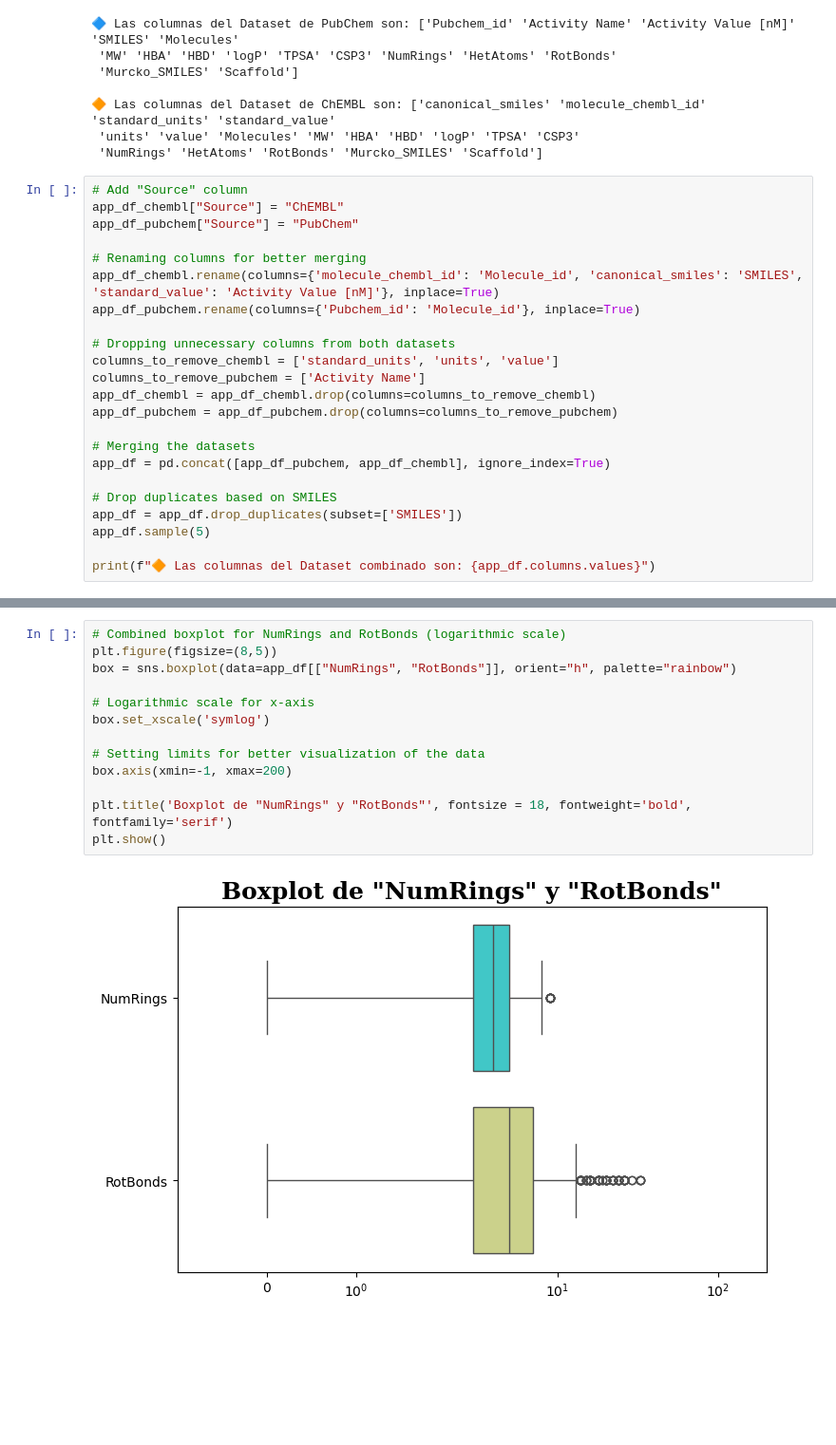
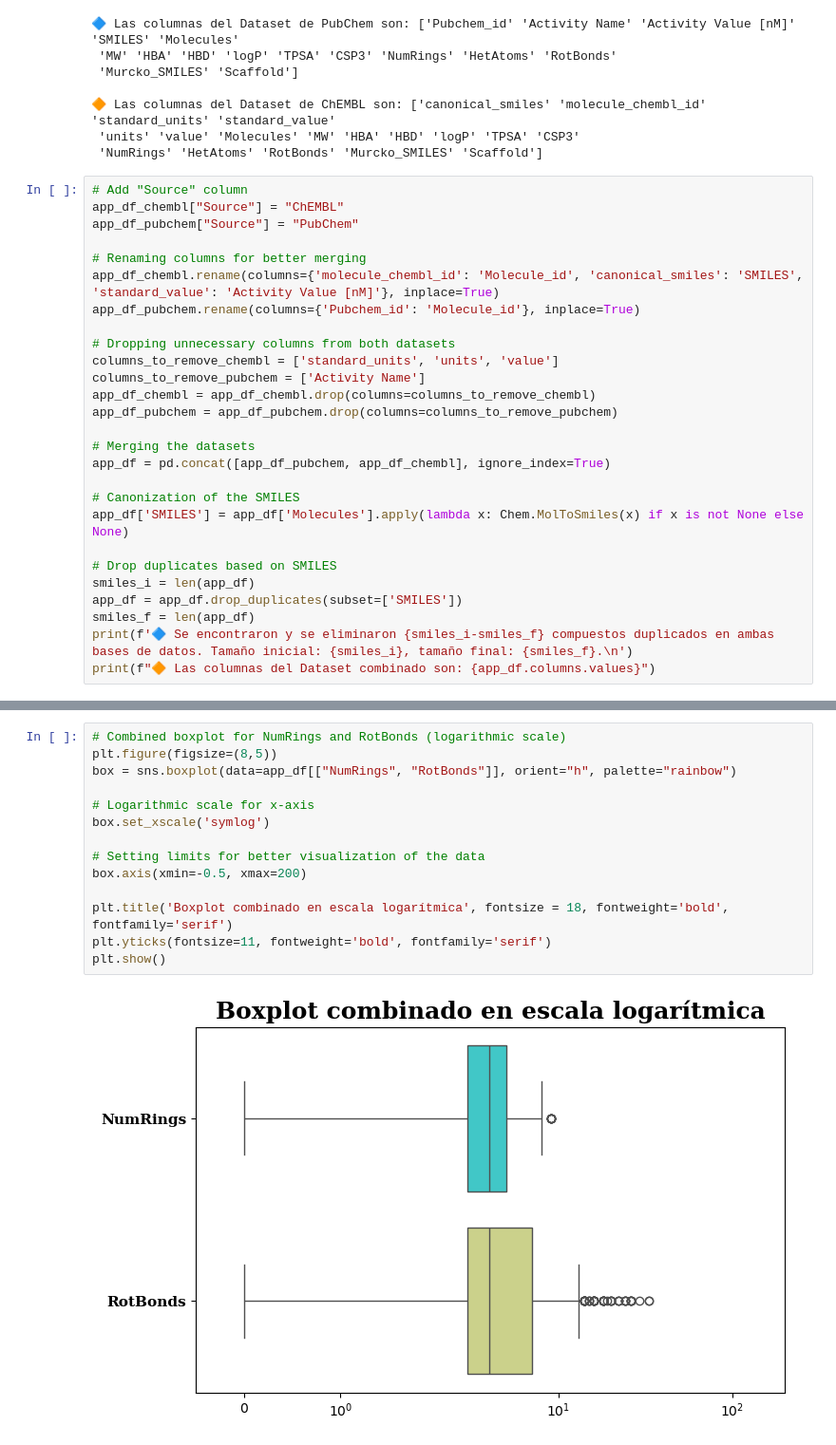
Before and after one commit to Sanchez-Juan/Course__Chemoinformatics-applied-to-drug-design, a Jupyter notebook: Session 4.ipynb, the cells around one changed output, grey strips where cells are left out. Shown at 95% size. Drawn from its saved outputs; the diff is of its cells as text; blank space fills up the shorter version.

```diff
--- a/Session 4.ipynb
+++ b/Session 4.ipynb
@@ -537,9 +546,13 @@ app_df_pubchem = app_df_pubchem.drop(columns=columns_to_remove_pubchem)
 # Merging the datasets
 app_df = pd.concat([app_df_pubchem, app_df_chembl], ignore_index=True)
 
+# Canonization of the SMILES
+app_df['SMILES'] = app_df['Molecules'].apply(lambda x: Chem.MolToSmiles(x) if x is not None else None)
+
 # Drop duplicates based on SMILES
+smiles_i = len(app_df)
 app_df = app_df.drop_duplicates(subset=['SMILES'])
-app_df.sample(5)
-
+smiles_f = len(app_df)
+print(f'🔷 Se encontraron y se eliminaron {smiles_i-smiles_f} compuestos duplicados en ambas bases de datos. Tamaño inicial: {smiles_i}, tamaño final: {smiles_f}.\n')
 print(f"🔶 Las columnas del Dataset combinado son: {app_df.columns.values}")
 # %% [output]
@@ -583,18 +601,19 @@ plt.show()
 # %%
 # Combined boxplot for NumRings and RotBonds (logarithmic scale)
 plt.figure(figsize=(8,5))
 box = sns.boxplot(data=app_df[["NumRings", "RotBonds"]], orient="h", palette="rainbow")
 
 # Logarithmic scale for x-axis
 box.set_xscale('symlog')
 
 # Setting limits for better visualization of the data
-box.axis(xmin=-1, xmax=200)
+box.axis(xmin=-0.5, xmax=200)
 
-plt.title('Boxplot de "NumRings" y "RotBonds"', fontsize = 18, fontweight='bold', fontfamily='serif')
+plt.title('Boxplot combinado en escala logarítmica', fontsize = 18, fontweight='bold', fontfamily='serif')
+plt.yticks(fontsize=11, fontweight='bold', fontfamily='serif')
 plt.show()
 # %% [output]
-[figure, old version]
+[figure, new version]
 # %%
 # Data setting for the boxplot of the descriptor "RotBonds"
 plt.figure(figsize=(5, 5))
```
Also changed, not shown: parts of 26 cells of this notebook.
